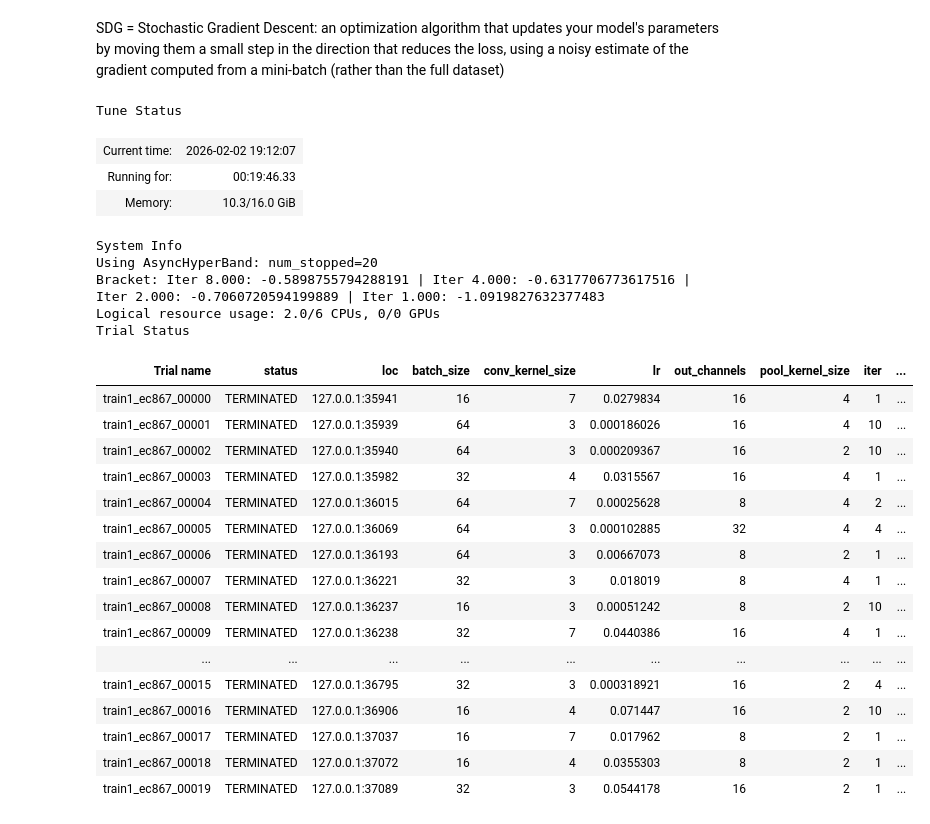
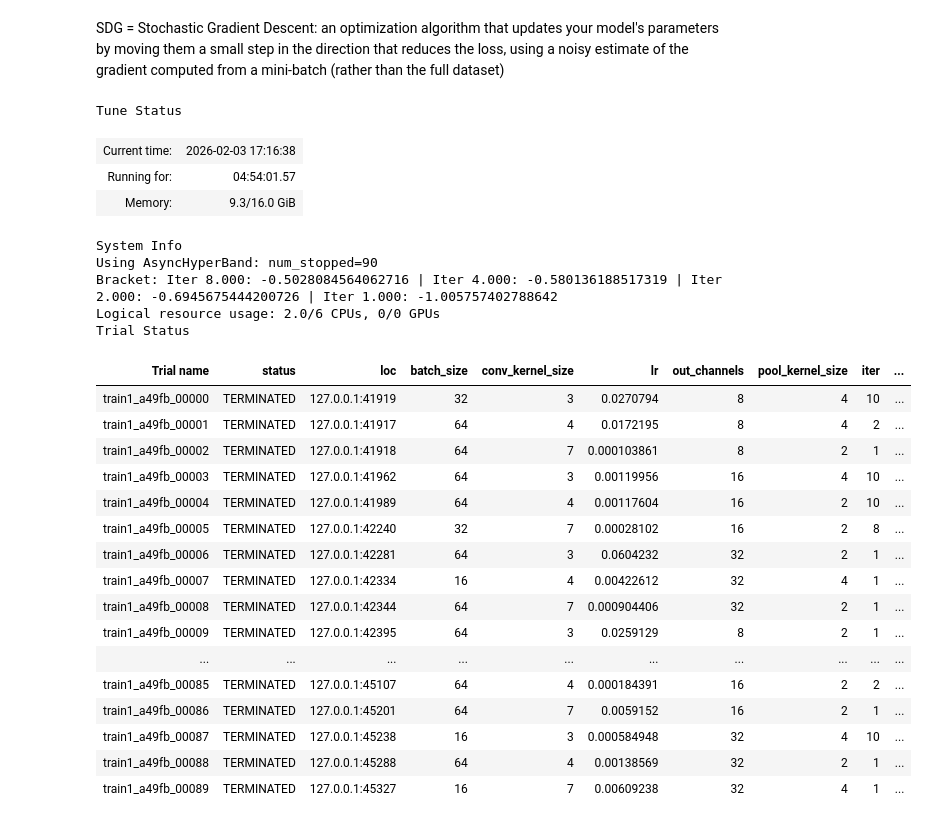
Before and after one commit to b8niiii/RockPaperScissorNew, a Jupyter notebook: CNNs/CNN1.ipynb, the cells around one changed output. Cells and saved outputs as stored; diff of their text form; code cells hidden in the pictures.

```diff
--- a/CNNs/CNN1.ipynb
+++ b/CNNs/CNN1.ipynb
@@ -32,13 +40,13 @@ import torch.optim as optim
 
 config = {
         # Model Architecture
-        "out_channels" : tune.choice([8,16,32]),
-        "conv_kernel_size" : tune.choice([3,4,7]),
-        "pool_kernel_size" : tune.choice([2, 4]),
+        "out_channels" : tune.grid_search([8,16,32]), # picked a small range that gradually increases capacity while keeping computation manageable
+        "conv_kernel_size" : tune.grid_search([3,4,7]), # Small to moderately large kernels to see how much spatial context the model needs for our images
+        "pool_kernel_size" : tune.choice([2, 4]), # 2 is a standard downsampling (keeps more spatial detail). 4 is more aggressive, more information loss but faster
 
         # Training Hyperparameteres:
-        "lr" : tune.loguniform(1e-4, 1e-1),
-        "batch_size" : tune.choice([16, 32, 64])
+        "lr" : tune.loguniform(0.0001, 0.1),
+        "batch_size" : tune.choice([16, 32, 64]) # Common batch sizes to balance memory and convergence speed
 
 }
 # %% [markdown]
@@ -170,9 +178,9 @@ def train1(config, data_dir = None):
                     "best_val_loss": best_val_loss}, ckptpath)
                 checkpoint = Checkpoint.from_directory(checkpointdir)
                 # pass metrics as kwargs and attach checkpoint
-                tune.report(**report_dict, checkpoint=checkpoint)
+                tune.report(report_dict, checkpoint=checkpoint)
         else:
-            tune.report(**report_dict)
+            tune.report(report_dict)
 # %%
 import ray
 from ray import tune
@@ -205,53 +213,53 @@ run_config = tune.RunConfig(
 )
 
 
 cpus_per_trial = 2
 
 
 tuner = tune.Tuner(
     tune.with_resources(train1, resources={"cpu": cpus_per_trial}),
     tune_config=tune.TuneConfig(
         metric="loss",
         mode="min",
         scheduler=scheduler,
-        num_samples=20,   # number of trials
+        num_samples=10,   # number of trials
     ),
     run_config=run_config, # attach the run level configuration
     param_space=config,    # your search space dict from the notebook
 )
 
 
 result_grid = tuner.fit()
 
 
 best_result = result_grid.get_best_result(metric="loss", mode="min") # selects the best trial according to minimum loss from the completed results
 best_config = best_result.config # extracts the hyperparameter configuration used by the best trial
 best_ckpt = best_result.checkpoint
 # %% [output]
 Tune Status
-| Current time: | 2026-02-02 19:12:07 |
-| Running for: | 00:19:46.33 |
-| Memory: | 10.3/16.0 GiB |
+| Current time: | 2026-02-03 17:16:38 |
+| Running for: | 04:54:01.57 |
+| Memory: | 9.3/16.0 GiB |
 System Info
-Using AsyncHyperBand: num_stopped=20
-Bracket: Iter 8.000: -0.5898755794288191 | Iter 4.000: -0.6317706773617516 | Iter 2.000: -0.7060720594199889 | Iter 1.000: -1.0919827632377483
+Using AsyncHyperBand: num_stopped=90
+Bracket: Iter 8.000: -0.5028084564062716 | Iter 4.000: -0.580136188517319 | Iter 2.000: -0.6945675444200726 | Iter 1.000: -1.005757402788642
 Logical resource usage: 2.0/6 CPUs, 0/0 GPUs
 Trial Status
 | Trial name | status | loc | batch_size | conv_kernel_size | lr | out_channels | pool_kernel_size | iter | ... |
-| train1_ec867_00000 | TERMINATED | 127.0.0.1:35941 | 16 | 7 | 0.0279834 | 16 | 4 | 1 | ... |
-| train1_ec867_00001 | TERMINATED | 127.0.0.1:35939 | 64 | 3 | 0.000186026 | 16 | 4 | 10 | ... |
-| train1_ec867_00002 | TERMINATED | 127.0.0.1:35940 | 64 | 3 | 0.000209367 | 16 | 2 | 10 | ... |
-| train1_ec867_00003 | TERMINATED | 127.0.0.1:35982 | 32 | 4 | 0.0315567 | 16 | 4 | 1 | ... |
-| train1_ec867_00004 | TERMINATED | 127.0.0.1:36015 | 64 | 7 | 0.00025628 | 8 | 4 | 2 | ... |
-| train1_ec867_00005 | TERMINATED | 127.0.0.1:36069 | 64 | 3 | 0.000102885 | 32 | 4 | 4 | ... |
-| train1_ec867_00006 | TERMINATED | 127.0.0.1:36193 | 64 | 3 | 0.00667073 | 8 | 2 | 1 | ... |
-| train1_ec867_00007 | TERMINATED | 127.0.0.1:36221 | 32 | 3 | 0.018019 | 8 | 4 | 1 | ... |
-| train1_ec867_00008 | TERMINATED | 127.0.0.1:36237 | 16 | 3 | 0.00051242 | 8 | 2 | 10 | ... |
-| train1_ec867_00009 | TERMINATED | 127.0.0.1:36238 | 32 | 7 | 0.0440386 | 16 | 4 | 1 | ... |
+| train1_a49fb_00000 | TERMINATED | 127.0.0.1:41919 | 32 | 3 | 0.0270794 | 8 | 4 | 10 | ... |
+| train1_a49fb_00001 | TERMINATED | 127.0.0.1:41917 | 64 | 4 | 0.0172195 | 8 | 4 | 2 | ... |
+| train1_a49fb_00002 | TERMINATED | 127.0.0.1:41918 | 64 | 7 | 0.000103861 | 8 | 2 | 1 | ... |
+| train1_a49fb_00003 | TERMINATED | 127.0.0.1:41962 | 64 | 3 | 0.00119956 | 16 | 4 | 10 | ... |
+| train1_a49fb_00004 | TERMINATED | 127.0.0.1:41989 | 64 | 4 | 0.00117604 | 16 | 2 | 10 | ... |
+| train1_a49fb_00005 | TERMINATED | 127.0.0.1:42240 | 32 | 7 | 0.00028102 | 16 | 2 | 8 | ... |
+| train1_a49fb_00006 | TERMINATED | 127.0.0.1:42281 | 64 | 3 | 0.0604232 | 32 | 2 | 1 | ... |
+| train1_a49fb_00007 | TERMINATED | 127.0.0.1:42334 | 16 | 4 | 0.00422612 | 32 | 4 | 1 | ... |
+| train1_a49fb_00008 | TERMINATED | 127.0.0.1:42344 | 64 | 7 | 0.000904406 | 32 | 2 | 1 | ... |
+| train1_a49fb_00009 | TERMINATED | 127.0.0.1:42395 | 64 | 3 | 0.0259129 | 8 | 2 | 1 | ... |
 | ... | ... | ... | ... | ... | ... | ... | ... | ... | ... |
-| train1_ec867_00015 | TERMINATED | 127.0.0.1:36795 | 32 | 3 | 0.000318921 | 16 | 2 | 4 | ... |
-| train1_ec867_00016 | TERMINATED | 127.0.0.1:36906 | 16 | 4 | 0.071447 | 16 | 2 | 10 | ... |
-| train1_ec867_00017 | TERMINATED | 127.0.0.1:37037 | 16 | 7 | 0.017962 | 8 | 2 | 1 | ... |
-| train1_ec867_00018 | TERMINATED | 127.0.0.1:37072 | 16 | 4 | 0.0355303 | 8 | 2 | 1 | ... |
-| train1_ec867_00019 | TERMINATED | 127.0.0.1:37089 | 32 | 3 | 0.0544178 | 16 | 2 | 1 | ... |
+| train1_a49fb_00085 | TERMINATED | 127.0.0.1:45107 | 64 | 4 | 0.000184391 | 16 | 2 | 2 | ... |
+| train1_a49fb_00086 | TERMINATED | 127.0.0.1:45201 | 64 | 7 | 0.0059152 | 16 | 2 | 1 | ... |
+| train1_a49fb_00087 | TERMINATED | 127.0.0.1:45238 | 16 | 3 | 0.000584948 | 32 | 4 | 10 | ... |
+| train1_a49fb_00088 | TERMINATED | 127.0.0.1:45288 | 64 | 4 | 0.00138569 | 32 | 2 | 1 | ... |
+| train1_a49fb_00089 | TERMINATED | 127.0.0.1:45327 | 16 | 7 | 0.00609238 | 32 | 4 | 1 | ... |
 (raylet)   warnings.warn(
```
Also changed, not shown: parts of 5 cells of this notebook, 2 other files.
